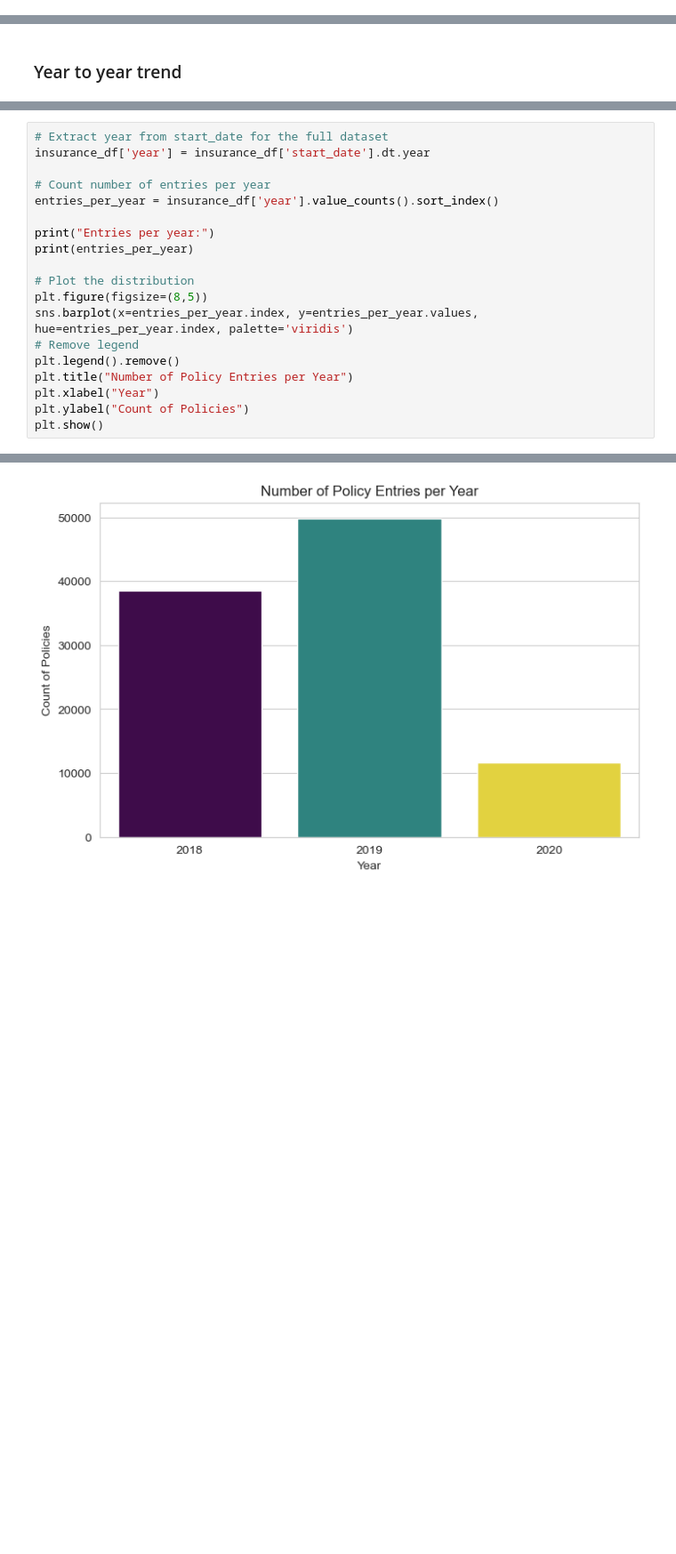
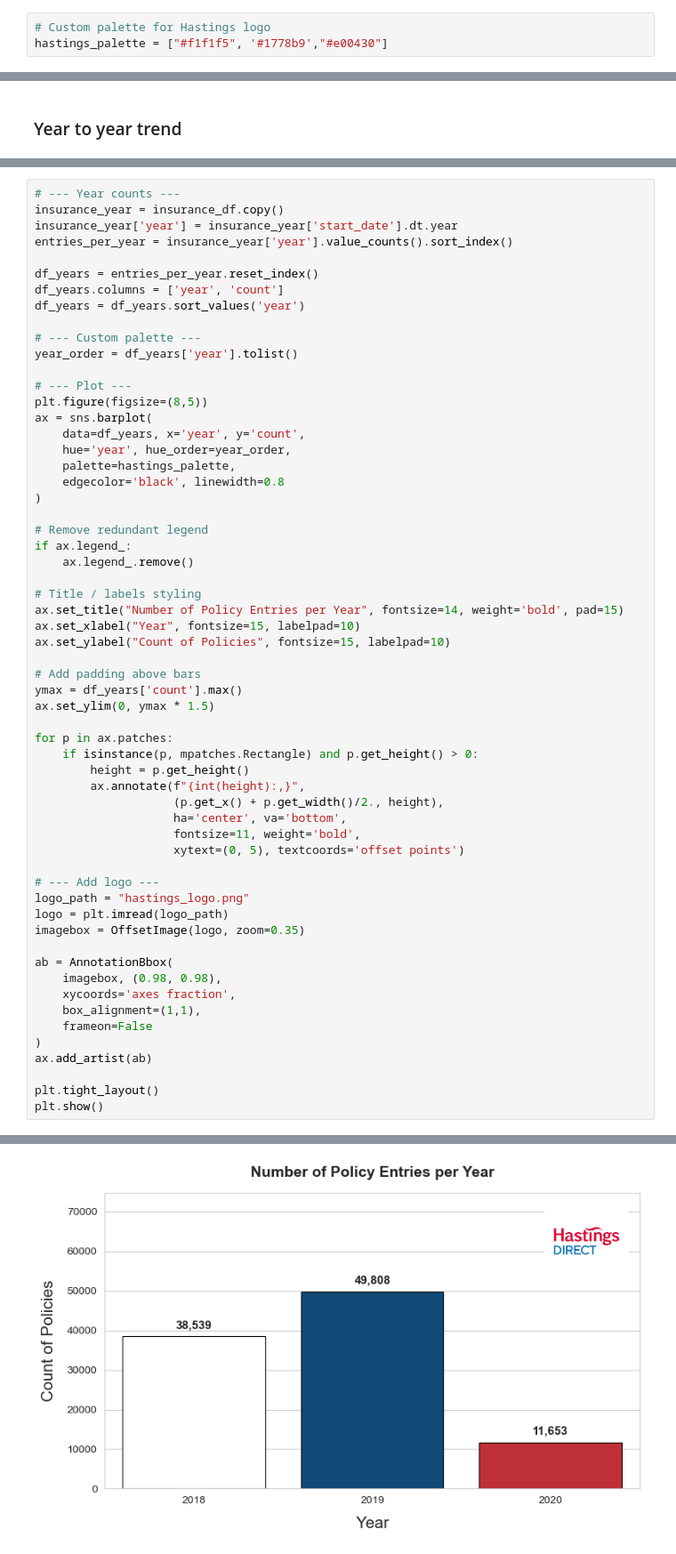
Before and after one commit to KemalYukselir/Hastings-Task, a Jupyter notebook: main.ipynb, the cells around one changed output, grey strips where cells are left out. Shown at 89% size. Saved outputs shown, nothing was run; the diff lists cells and outputs as text; blank space fills up the shorter version.

```diff
--- a/main.ipynb
+++ b/main.ipynb
@@ -7,3 +10,6 @@ import seaborn as sns
+# %%
+# Custom palette for Hastings logo
+hastings_palette = ["#f1f1f5", '#1778b9',"#e00430"]
 # %%
 insurance_df = pd.read_excel('Motor RP Analyst Interview Activity.xlsx', sheet_name='Data')
 insurance_df.head()
@@ -151,20 +182,60 @@ plt.show()
 # %%
-# Extract year from start_date for the full dataset
-insurance_df['year'] = insurance_df['start_date'].dt.year
+# --- Year counts ---
+insurance_year = insurance_df.copy()
+insurance_year['year'] = insurance_year['start_date'].dt.year
+entries_per_year = insurance_year['year'].value_counts().sort_index()
 
-# Count number of entries per year
-entries_per_year = insurance_df['year'].value_counts().sort_index()
+df_years = entries_per_year.reset_index()
+df_years.columns = ['year', 'count']
+df_years = df_years.sort_values('year')
 
-print("Entries per year:")
-print(entries_per_year)
+# --- Custom palette ---
+year_order = df_years['year'].tolist()
 
-# Plot the distribution
+# --- Plot ---
 plt.figure(figsize=(8,5))
-sns.barplot(x=entries_per_year.index, y=entries_per_year.values,  hue=entries_per_year.index, palette='viridis')
-# Remove legend
-plt.legend().remove()
-plt.title("Number of Policy Entries per Year")
-plt.xlabel("Year")
-plt.ylabel("Count of Policies")
+ax = sns.barplot(
+    data=df_years, x='year', y='count',
+    hue='year', hue_order=year_order,
+    palette=hastings_palette,
+    edgecolor='black', linewidth=0.8
+)
+
+# Remove redundant legend
+if ax.legend_:
+    ax.legend_.remove()
+
+# Title / labels styling
+ax.set_title("Number of Policy Entries per Year", fontsize=14, weight='bold', pad=15)
+ax.set_xlabel("Year", fontsize=15, labelpad=10)
+ax.set_ylabel("Count of Policies", fontsize=15, labelpad=10)
+
+# Add padding above bars
+ymax = df_years['count'].max()
+ax.set_ylim(0, ymax * 1.5)
+
+for p in ax.patches:
+    if isinstance(p, mpatches.Rectangle) and p.get_height() > 0:
+        height = p.get_height()
+        ax.annotate(f"{int(height):,}",
+                    (p.get_x() + p.get_width()/2., height),
+                    ha='center', va='bottom',
+                    fontsize=11, weight='bold',
+                    xytext=(0, 5), textcoords='offset points')
+
+# --- Add logo ---
+logo_path = "hastings_logo.png"
+logo = plt.imread(logo_path)
+imagebox = OffsetImage(logo, zoom=0.35)
+
+ab = AnnotationBbox(
+    imagebox, (0.98, 0.98),
+    xycoords='axes fraction',
+    box_alignment=(1,1),
+    frameon=False
+)
+ax.add_artist(ab)
+
+plt.tight_layout()
 plt.show()
 # %% [output]
@@ -177 +242 @@ Name: count, dtype: int64
-[figure, old version]
+[figure, new version]
```
Also changed, not shown: parts of 4 cells of this notebook.
